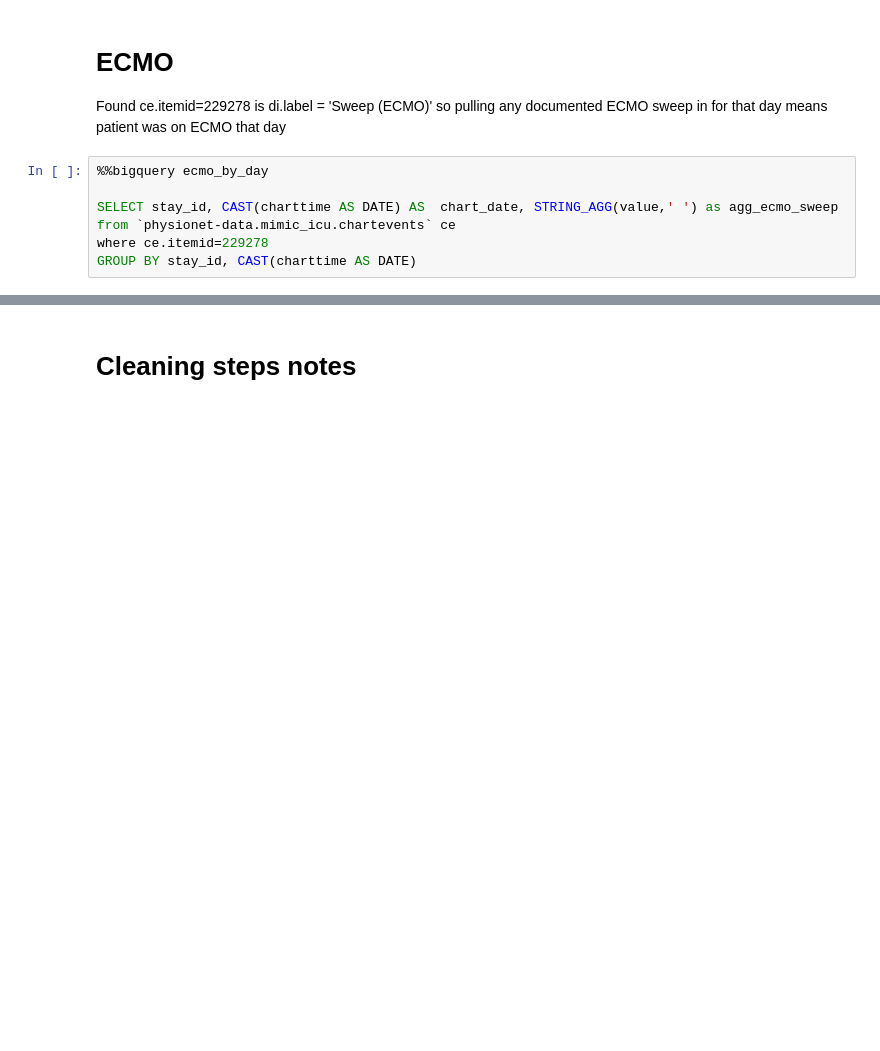
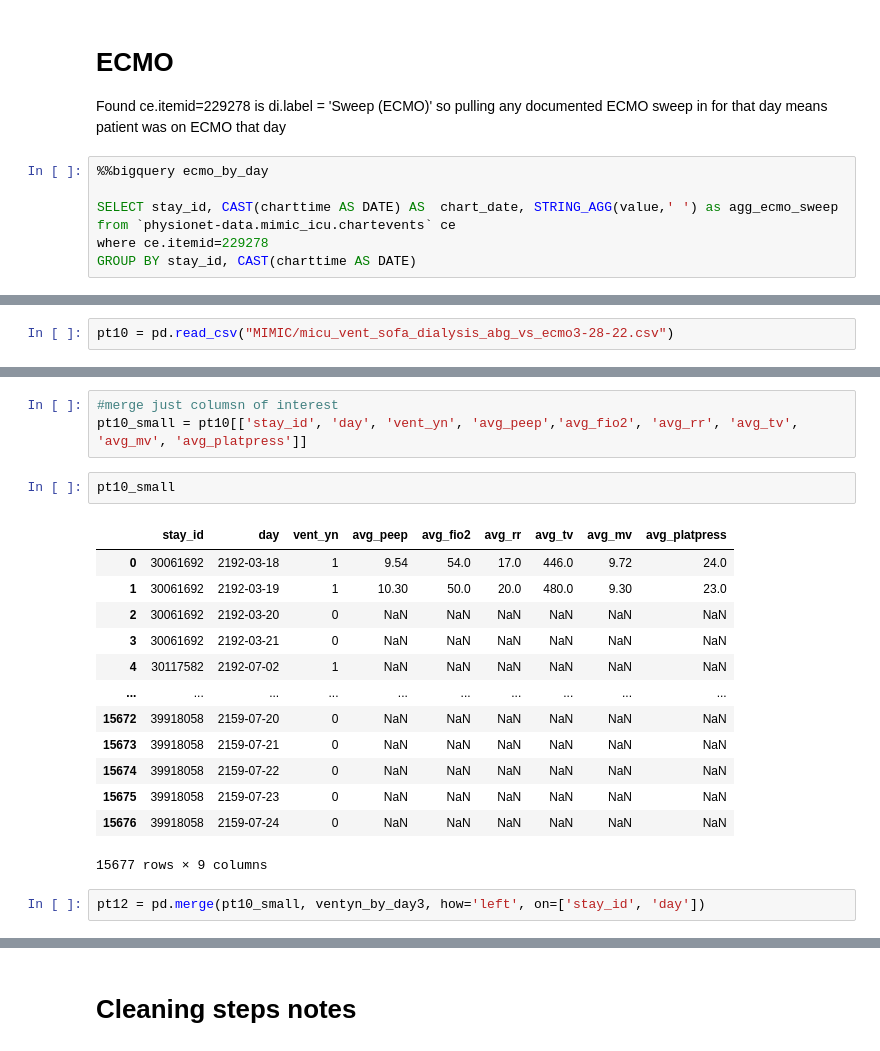
Before and after one commit to cloverbunny/mimic-iv, a Jupyter notebook: c14_combine_mimic_files3_20_22.ipynb, the cells around one changed output, grey strips where cells are left out. Saved outputs shown, nothing was run; the diff lists cells and outputs as text; blank space fills up the shorter version.

```diff
--- a/c14_combine_mimic_files3_20_22.ipynb
+++ b/c14_combine_mimic_files3_20_22.ipynb
@@ -920,0 +1032,2 @@ GROUP BY stay_id, CAST(charttime AS DATE)
+# %%
+pt10 = pd.read_csv("MIMIC/micu_vent_sofa_dialysis_abg_vs_ecmo3-28-22.csv")
@@ -920,0 +1239,21 @@ GROUP BY stay_id, CAST(charttime AS DATE)
+# %%
+#merge just columsn of interest
+pt10_small = pt10[['stay_id', 'day', 'vent_yn', 'avg_peep','avg_fio2', 'avg_rr', 'avg_tv', 'avg_mv', 'avg_platpress']]
+# %%
+pt10_small
+# %% [output]
+|  | stay_id | day | vent_yn | avg_peep | avg_fio2 | avg_rr | avg_tv | avg_mv | avg_platpress |
+| 0 | 30061692 | 2192-03-18 | 1 | 9.54 | 54.0 | 17.0 | 446.0 | 9.72 | 24.0 |
+| 1 | 30061692 | 2192-03-19 | 1 | 10.30 | 50.0 | 20.0 | 480.0 | 9.30 | 23.0 |
+| 2 | 30061692 | 2192-03-20 | 0 | NaN | NaN | NaN | NaN | NaN | NaN |
+| 3 | 30061692 | 2192-03-21 | 0 | NaN | NaN | NaN | NaN | NaN | NaN |
+| 4 | 30117582 | 2192-07-02 | 1 | NaN | NaN | NaN | NaN | NaN | NaN |
+| ... | ... | ... | ... | ... | ... | ... | ... | ... | ... |
+| 15672 | 39918058 | 2159-07-20 | 0 | NaN | NaN | NaN | NaN | NaN | NaN |
+| 15673 | 39918058 | 2159-07-21 | 0 | NaN | NaN | NaN | NaN | NaN | NaN |
+| 15674 | 39918058 | 2159-07-22 | 0 | NaN | NaN | NaN | NaN | NaN | NaN |
+| 15675 | 39918058 | 2159-07-23 | 0 | NaN | NaN | NaN | NaN | NaN | NaN |
+| 15676 | 39918058 | 2159-07-24 | 0 | NaN | NaN | NaN | NaN | NaN | NaN |
+15677 rows × 9 columns
+# %%
+pt12 = pd.merge(pt10_small, ventyn_by_day3, how='left', on=['stay_id', 'day'])
```
Also changed, not shown: parts of 52 cells of this notebook.
